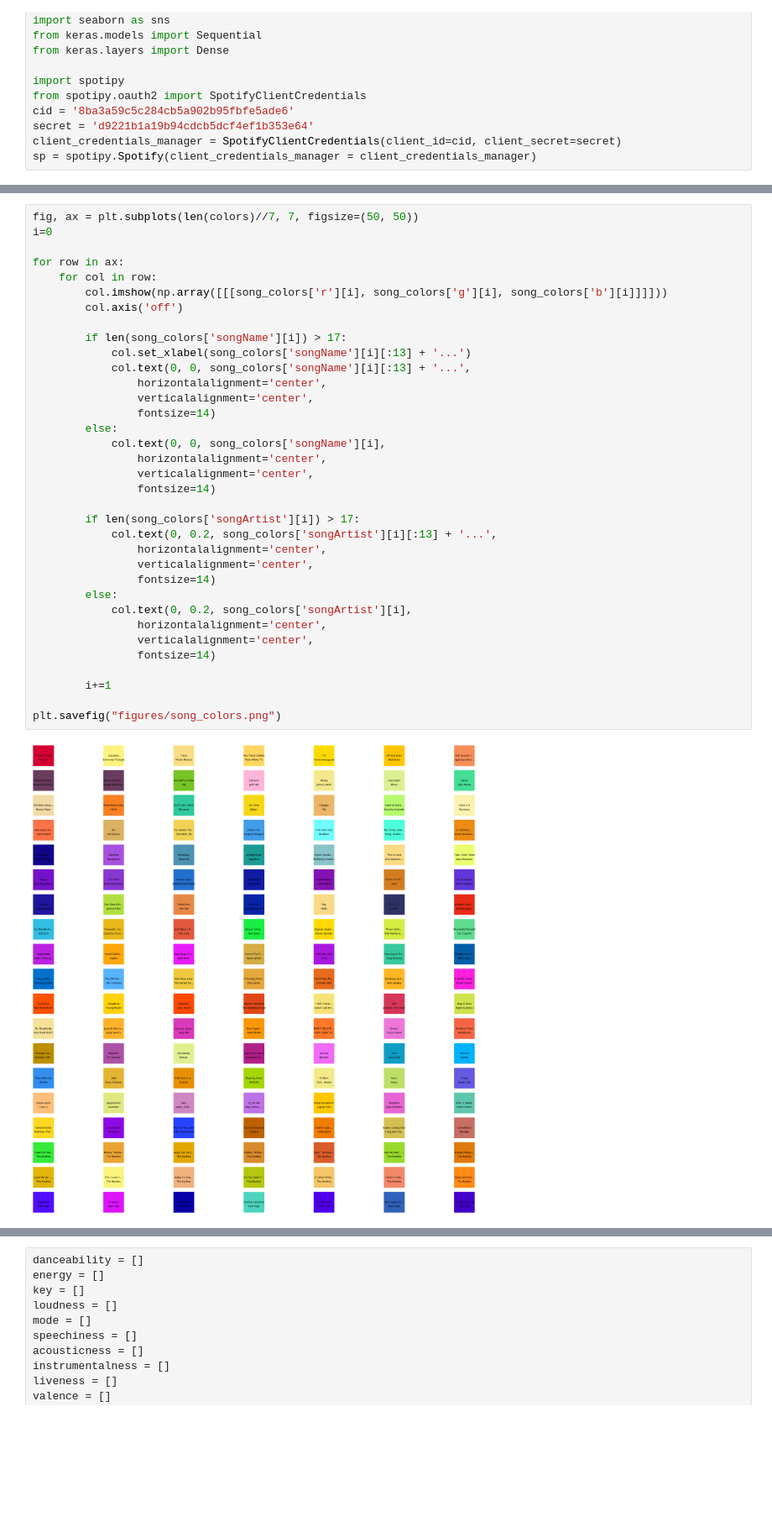
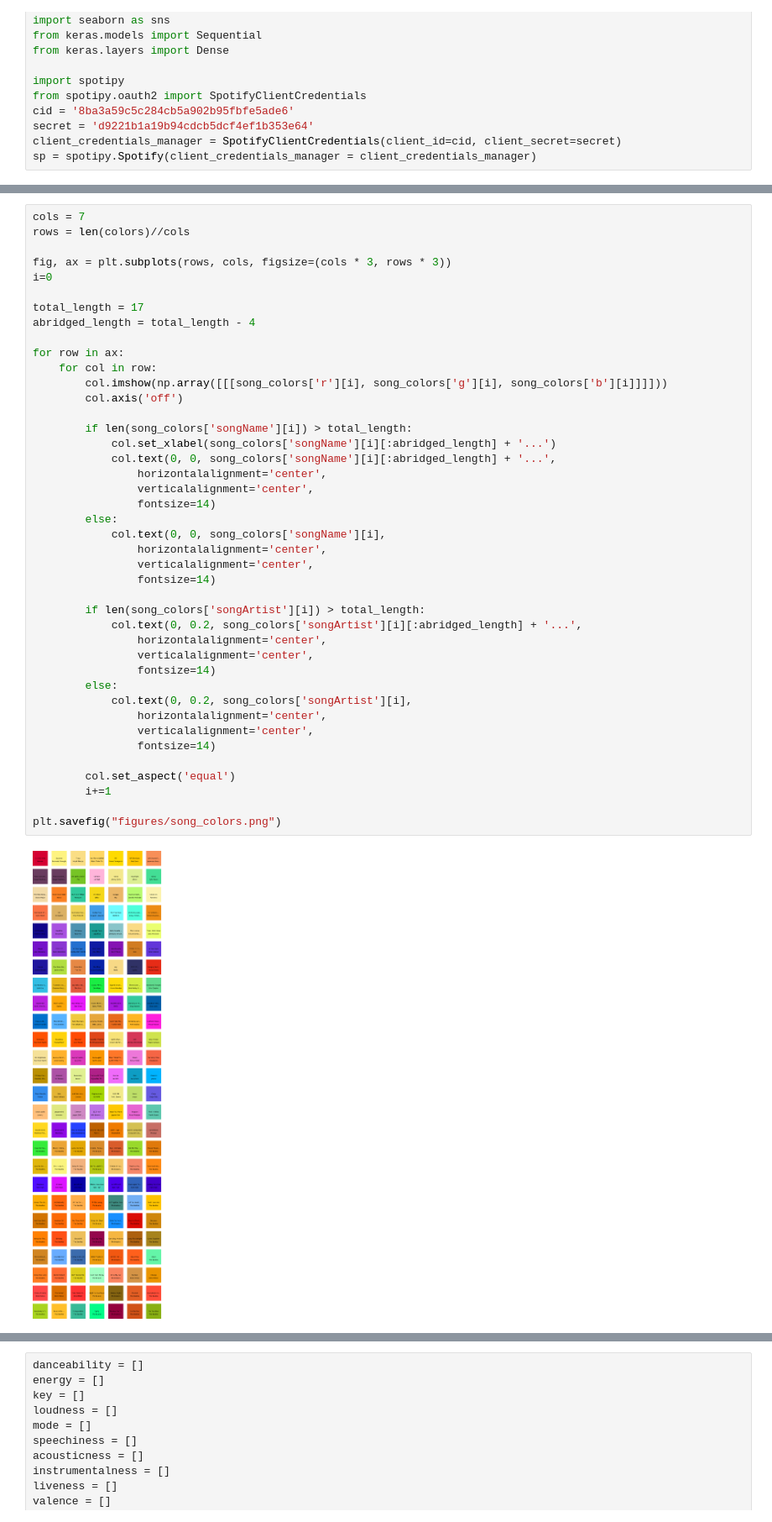
Before and after one commit to imehrlich/synthetic_synesthetic, a Jupyter notebook: song-color.ipynb, the cells around one changed output, grey strips where cells are left out. Shown at 84% size. Saved outputs shown, nothing was run; the diff lists cells and outputs as text; blank space fills up the shorter version.

Commit message:
data update and album visual

```diff
--- a/song-color.ipynb
+++ b/song-color.ipynb
@@ -46,37 +46,44 @@ plt.savefig("figures/colors.png")
 # %%
-fig, ax = plt.subplots(len(colors)//7, 7, figsize=(50, 50))
+cols = 7
+rows = len(colors)//cols
+
+fig, ax = plt.subplots(rows, cols, figsize=(cols * 3, rows * 3))
 i=0
+
+total_length = 17
+abridged_length = total_length - 4
 
 for row in ax:
     for col in row:
         col.imshow(np.array([[[song_colors['r'][i], song_colors['g'][i], song_colors['b'][i]]]]))
         col.axis('off')
 
-        if len(song_colors['songName'][i]) > 17:
-            col.set_xlabel(song_colors['songName'][i][:13] + '...')
-            col.text(0, 0, song_colors['songName'][i][:13] + '...',
+        if len(song_colors['songName'][i]) > total_length:
+            col.set_xlabel(song_colors['songName'][i][:abridged_length] + '...')
+            col.text(0, 0, song_colors['songName'][i][:abridged_length] + '...',
                 horizontalalignment='center',
                 verticalalignment='center',
                 fontsize=14)
         else:
             col.text(0, 0, song_colors['songName'][i],
                 horizontalalignment='center',
                 verticalalignment='center',
                 fontsize=14)
 
-        if len(song_colors['songArtist'][i]) > 17:
-            col.text(0, 0.2, song_colors['songArtist'][i][:13] + '...',
+        if len(song_colors['songArtist'][i]) > total_length:
+            col.text(0, 0.2, song_colors['songArtist'][i][:abridged_length] + '...',
                 horizontalalignment='center',
                 verticalalignment='center',
                 fontsize=14)
         else:
             col.text(0, 0.2, song_colors['songArtist'][i],
                 horizontalalignment='center',
                 verticalalignment='center',
                 fontsize=14)
 
+        col.set_aspect('equal')
         i+=1
 
 plt.savefig("figures/song_colors.png")
 # %% [output]
-[figure, old version]
+[figure, new version]
```
Also changed, not shown: parts of 6 cells of this notebook, 8 other files.
